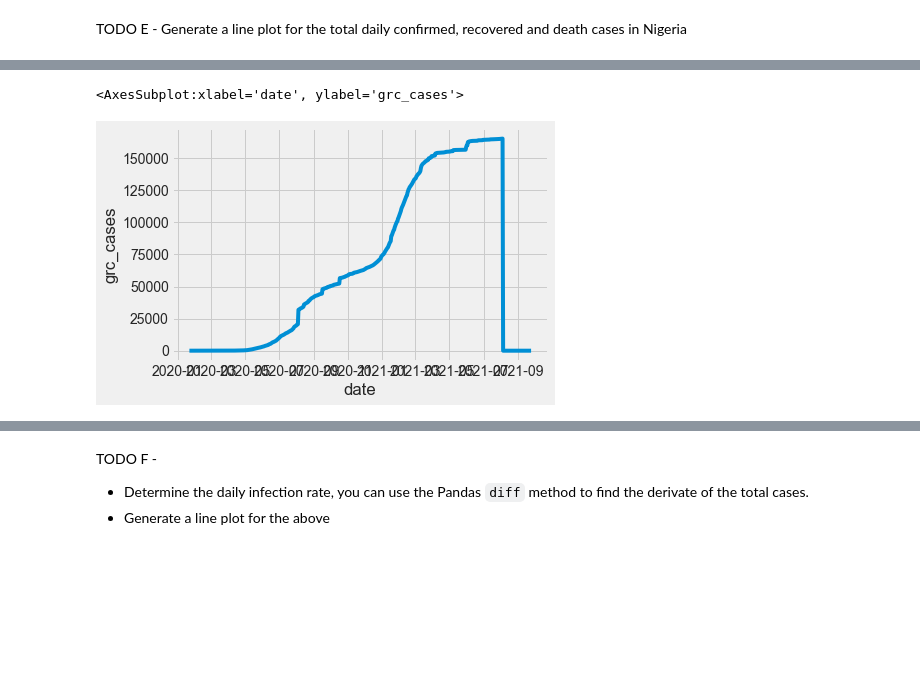
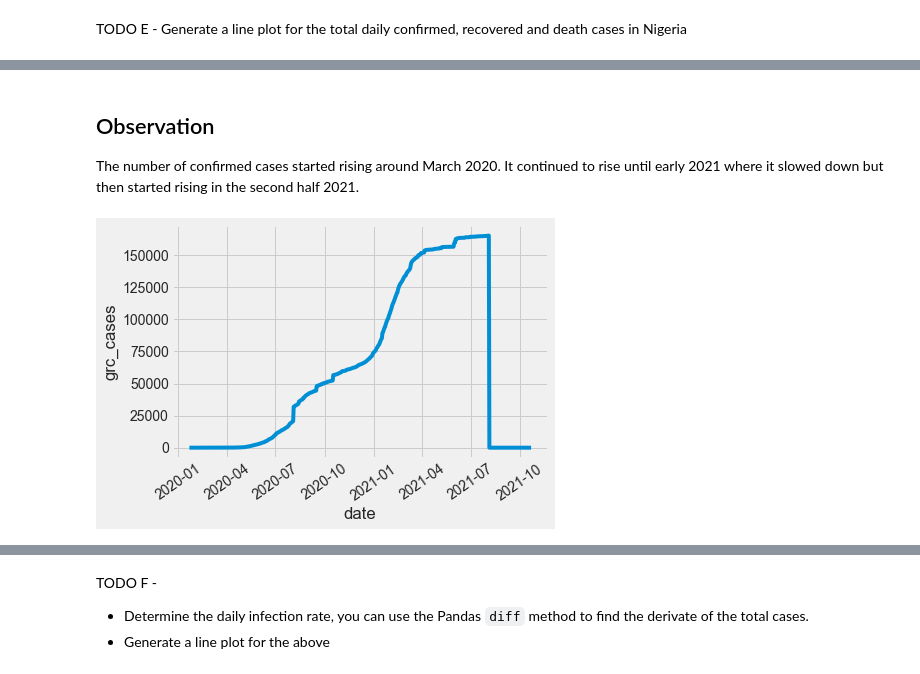
Before and after one commit to geoafrikana/Nigeria-COVID-19-Data-Analysis-Using-Python, a Jupyter notebook: covidproject.ipynb, the cells around one changed output, grey strips where cells are left out. Saved outputs shown, nothing was run; the diff lists cells and outputs as text; code cells hidden in the pictures; blank space fills up the shorter version.

```diff
--- a/covidproject.ipynb
+++ b/covidproject.ipynb
@@ -542,6 +554,10 @@ sns.lineplot(x='date', y='gcc_cases', data=gcc_melt)
+# %% [markdown]
+## Observation
+The number of confirmed cases started rising around March 2020. It continued to rise until early 2021 where it slowed down but then started rising in the second half 2021.
 # %%
 grc_melt.head()
 sns.lineplot(x='date', y='grc_cases', data=grc_melt)
+plt.xticks(rotation=35)
+plt.show()
 # %% [output]
-<AxesSubplot:xlabel='date', ylabel='grc_cases'>
-[figure, old version]
+[figure, new version]
```
Also changed, not shown: parts of 43 cells of this notebook, 3 other files.
